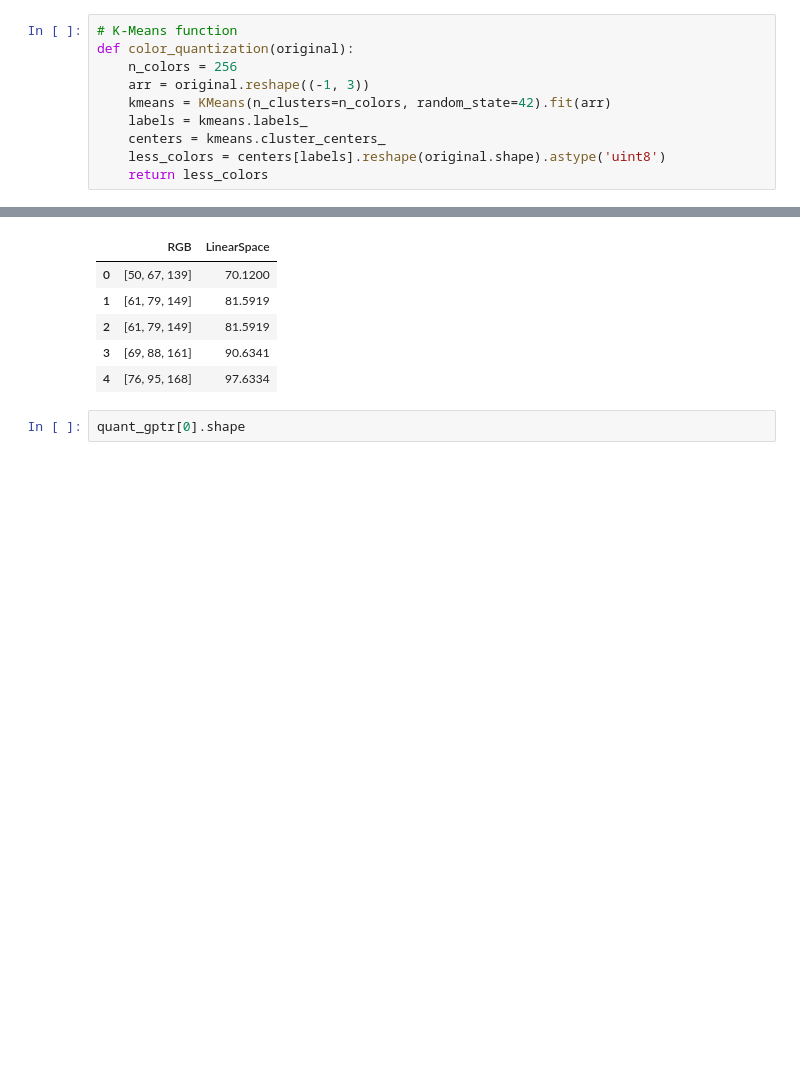
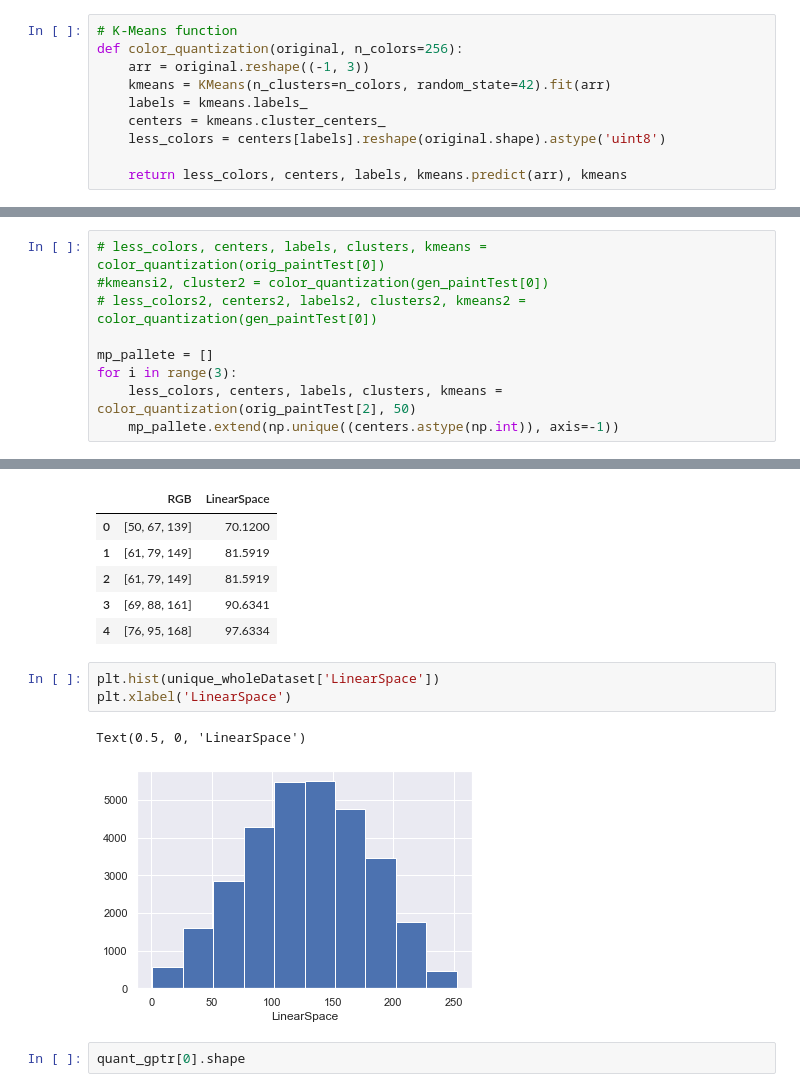
Before and after one commit to arpit2412/Generative-Adversarial-Network-, a Jupyter notebook: CycleGAN/Histogram_Plot.ipynb, the cells around one changed output, grey strips where cells are left out. Saved outputs shown, nothing was run; the diff lists cells and outputs as text; blank space fills up the shorter version.

```diff
--- a/CycleGAN/Histogram_Plot.ipynb
+++ b/CycleGAN/Histogram_Plot.ipynb
@@ -775,14 +775,14 @@ gen_naturalTest = imread_collection('/Users/arpit/Desktop/GAN/Dataset/Natural_Fa
 #### Saving K means for every image in dictionary
 # %%
 # K-Means function
-def color_quantization(original):
-    n_colors = 256
+def color_quantization(original, n_colors=256):
     arr = original.reshape((-1, 3))
     kmeans = KMeans(n_clusters=n_colors, random_state=42).fit(arr)
     labels = kmeans.labels_
     centers = kmeans.cluster_centers_
     less_colors = centers[labels].reshape(original.shape).astype('uint8')
-    return less_colors
+
+    return less_colors, centers, labels, kmeans.predict(arr), kmeans
 # %%
 # Quantisation for Original_Painting_Test
 quant_gptr = []
@@ -794,0 +800,9 @@ len(quant_gptr)
+# %%
+# less_colors, centers, labels, clusters, kmeans = color_quantization(orig_paintTest[0])
+#kmeansi2, cluster2 = color_quantization(gen_paintTest[0])
+# less_colors2, centers2, labels2, clusters2, kmeans2 = color_quantization(gen_paintTest[0])
+
+mp_pallete = []
+for i in range(3):
+    less_colors, centers, labels, clusters, kmeans = color_quantization(orig_paintTest[2], 50)
+    mp_pallete.extend(np.unique((centers.astype(np.int)), axis=-1))
@@ -916,6 +977,12 @@ fullDataset.head()
 | 2 | [61, 79, 149] | 81.5919 |
 | 3 | [69, 88, 161] | 90.6341 |
 | 4 | [76, 95, 168] | 97.6334 |
+# %%
+plt.hist(unique_wholeDataset['LinearSpace'])
+plt.xlabel('LinearSpace')
+# %% [output]
+Text(0.5, 0, 'LinearSpace')
+[figure, added]
 # %%
 quant_gptr[0].shape
 # %% [output]
```
Also changed, not shown: parts of 9 cells of this notebook.
